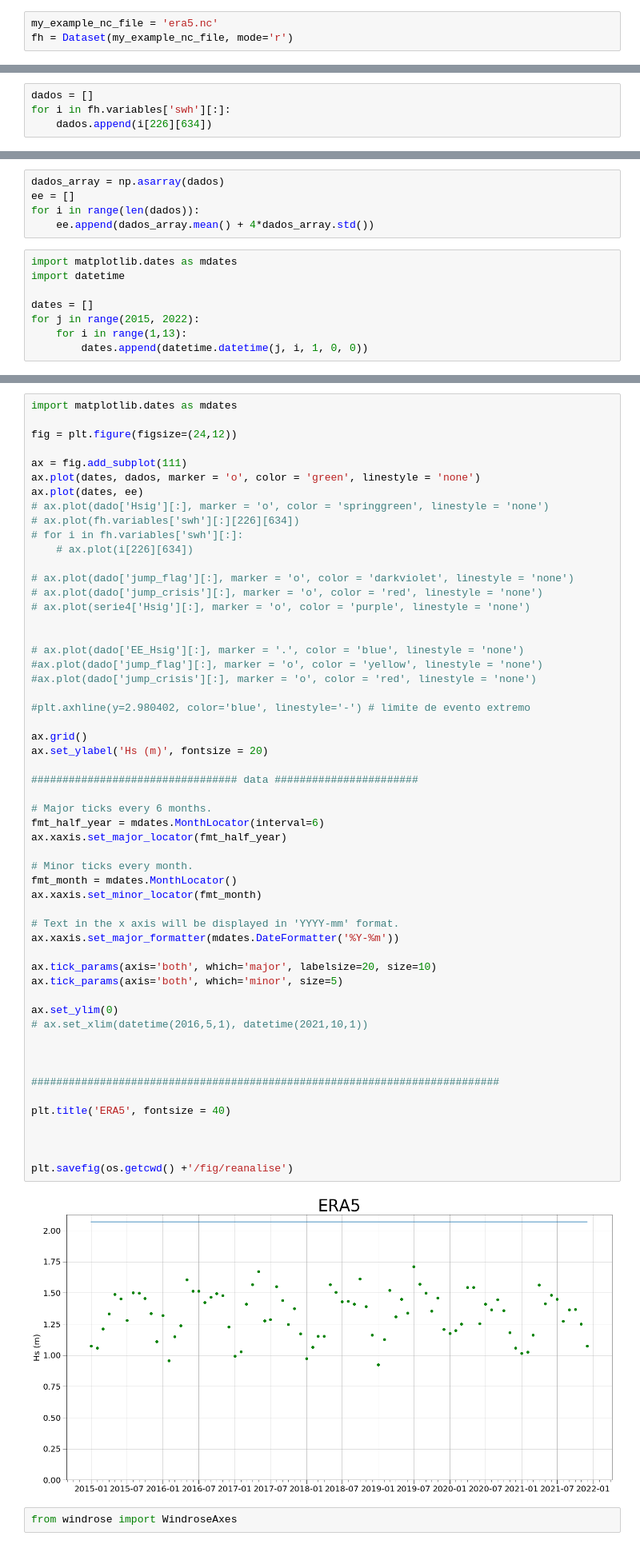
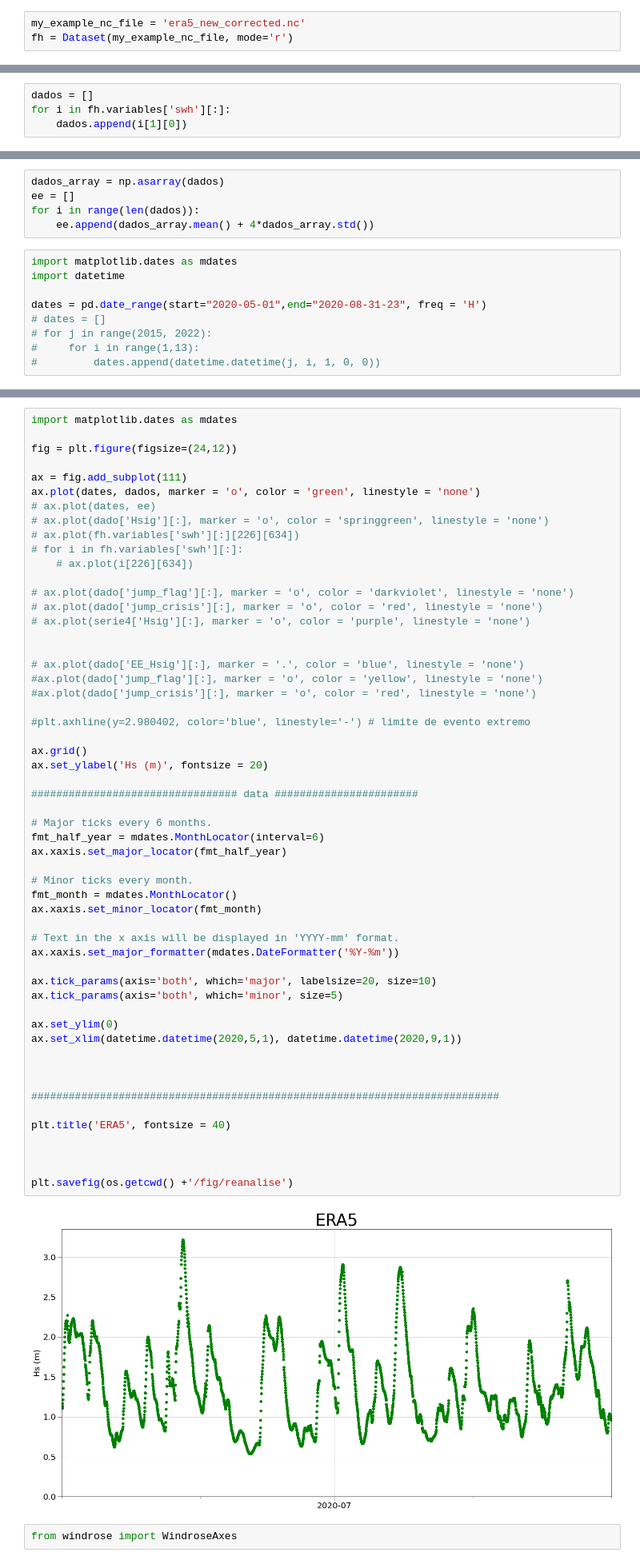
Before and after one commit to BrenoSCabral/ES3, a Jupyter notebook: reanalise.ipynb, the cells around one changed output, grey strips where cells are left out. Shown: that part at 80% size. Saved outputs shown, nothing was run; the diff lists cells and outputs as text.

```diff
--- a/reanalise.ipynb
+++ b/reanalise.ipynb
@@ -2,7 +2,7 @@
 from netCDF4 import Dataset
 import numpy as np
 # %%
-my_example_nc_file = 'era5.nc'
+my_example_nc_file = 'era5_new_corrected.nc'
 fh = Dataset(my_example_nc_file, mode='r')
 # %%
 fh.variables['longitude']
@@ -120,4 +81,4 @@ filling on
 # %%
 dados = []
 for i in fh.variables['swh'][:]:
-    dados.append(i[226][634])
+    dados.append(i[1][0])
@@ -130,7 +93,8 @@ for i in range(len(dados)):
 import matplotlib.dates as mdates
 import datetime
 
-dates = []
-for j in range(2015, 2022):
-    for i in range(1,13):
-        dates.append(datetime.datetime(j, i, 1, 0, 0))
+dates = pd.date_range(start="2020-05-01",end="2020-08-31-23", freq = 'H')
+# dates = []
+# for j in range(2015, 2022):
+#     for i in range(1,13):
+#         dates.append(datetime.datetime(j, i, 1, 0, 0))
@@ -141,7 +152,7 @@ fig = plt.figure(figsize=(24,12))
 
 ax = fig.add_subplot(111)
 ax.plot(dates, dados, marker = 'o', color = 'green', linestyle = 'none')
-ax.plot(dates, ee)
+# ax.plot(dates, ee)
 # ax.plot(dado['Hsig'][:], marker = 'o', color = 'springgreen', linestyle = 'none')
 # ax.plot(fh.variables['swh'][:][226][634])
 # for i in fh.variables['swh'][:]:
@@ -162,35 +173,35 @@ ax.grid()
 ax.set_ylabel('Hs (m)', fontsize = 20)
 
 ################################# data #######################
 
 # Major ticks every 6 months.
 fmt_half_year = mdates.MonthLocator(interval=6)
 ax.xaxis.set_major_locator(fmt_half_year)
 
 # Minor ticks every month.
 fmt_month = mdates.MonthLocator()
 ax.xaxis.set_minor_locator(fmt_month)
 
 # Text in the x axis will be displayed in 'YYYY-mm' format.
 ax.xaxis.set_major_formatter(mdates.DateFormatter('%Y-%m'))
 
 ax.tick_params(axis='both', which='major', labelsize=20, size=10)
 ax.tick_params(axis='both', which='minor', size=5)
 
 ax.set_ylim(0)
-# ax.set_xlim(datetime(2016,5,1), datetime(2021,10,1))
+ax.set_xlim(datetime.datetime(2020,5,1), datetime.datetime(2020,9,1))
 
 
 
 ###########################################################################
 
 plt.title('ERA5', fontsize = 40)
 
 
 
 plt.savefig(os.getcwd() +'/fig/reanalise')
 # %% [output]
-[figure, old version]
+[figure, new version]
 # %%
 from windrose import WindroseAxes
 # %%
```
Also changed, not shown: parts of 25 cells of this notebook, 1 other file.
